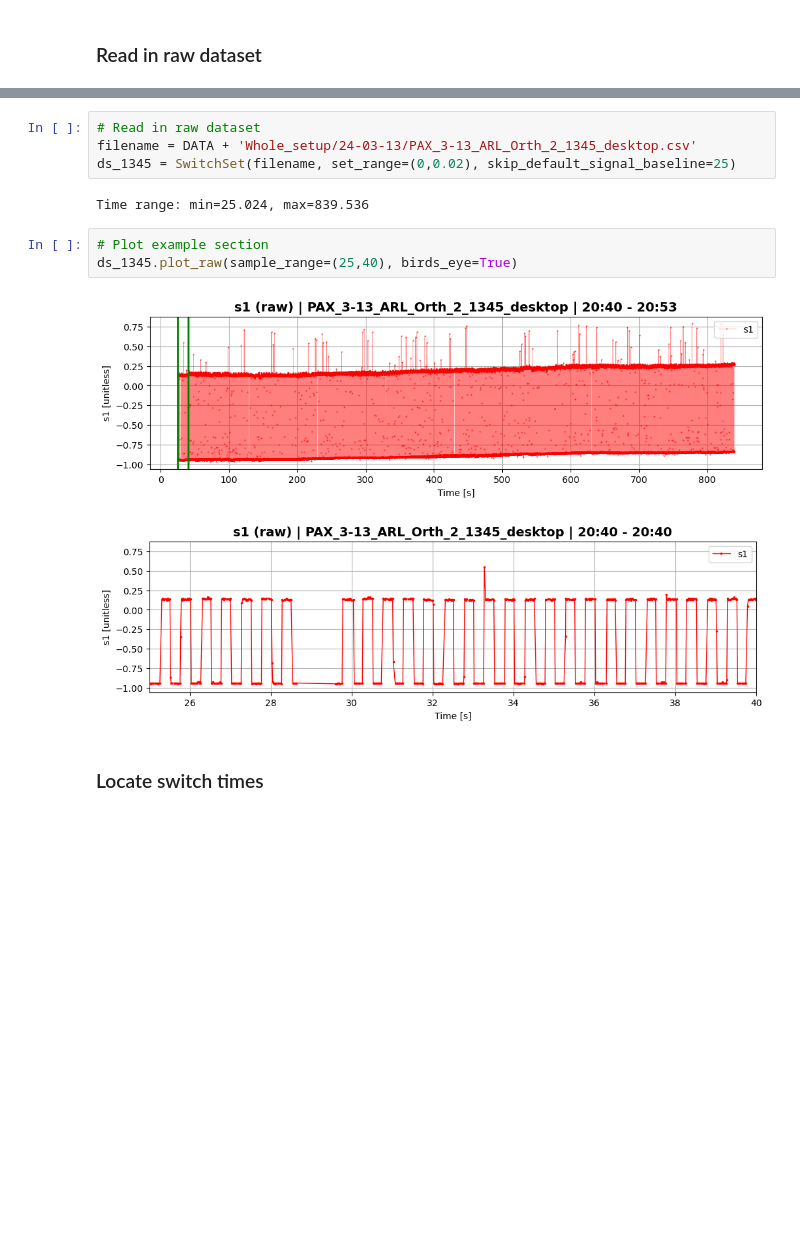
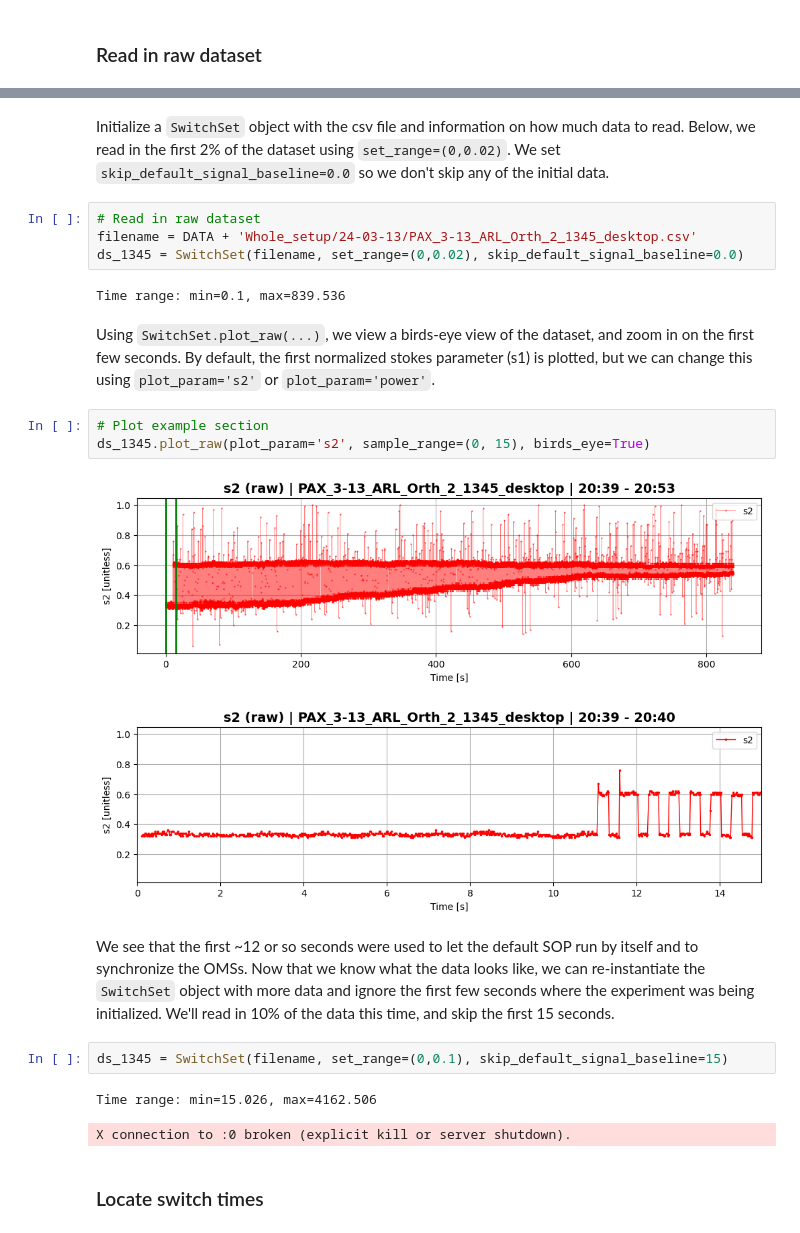
Before and after one commit to evanshaped/BrittonPolRepo, a Jupyter notebook: PolDataTutorial.ipynb, the cells around one changed output, grey strips where cells are left out. Drawn from its saved outputs; the diff is of its cells as text; blank space fills up the shorter version.

```diff
--- a/PolDataTutorial.ipynb
+++ b/PolDataTutorial.ipynb
@@ -88,15 +112,26 @@ Initialize a `SwitchSet` object with the csv file and information on how much da
+# %% [markdown]
+Initialize a `SwitchSet` object with the csv file and information on how much data to read. Below, we read in the first 2% of the dataset using `set_range=(0,0.02)`. We set `skip_default_signal_baseline=0.0` so we don't skip any of the initial data.
 # %%
 # Read in raw dataset
 filename = DATA + 'Whole_setup/24-03-13/PAX_3-13_ARL_Orth_2_1345_desktop.csv'
-ds_1345 = SwitchSet(filename, set_range=(0,0.02), skip_default_signal_baseline=25)
+ds_1345 = SwitchSet(filename, set_range=(0,0.02), skip_default_signal_baseline=0.0)
 # %% [output]
-Time range: min=25.024, max=839.536
+Time range: min=0.1, max=839.536
+# %% [markdown]
+Using `SwitchSet.plot_raw(...)`, we view a birds-eye view of the dataset, and zoom in on the first few seconds. By default, the first normalized stokes parameter (s1) is plotted, but we can change this using `plot_param='s2'` or `plot_param='power'`.
 # %%
 # Plot example section
-ds_1345.plot_raw(sample_range=(25,40), birds_eye=True)
+ds_1345.plot_raw(plot_param='s2', sample_range=(0, 15), birds_eye=True)
 # %% [output]
-[figure, old version]
+[figure, new version]
-[figure, old version]
+[figure, new version]
+# %% [markdown]
+We see that the first ~12 or so seconds were used to let the default SOP run by itself and to synchronize the OMSs. Now that we know what the data looks like, we can re-instantiate the `SwitchSet` object with more data and ignore the first few seconds where the experiment was being initialized. We'll read in 10% of the data this time, and skip the first 15 seconds.
+# %%
+ds_1345 = SwitchSet(filename, set_range=(0,0.1), skip_default_signal_baseline=15)
+# %% [output]
+Time range: min=15.026, max=4162.506
+X connection to :0 broken (explicit kill or server shutdown).
 # %% [markdown]
 ### Locate switch times
 # %%
```
Also changed, not shown: parts of 3 cells of this notebook.
